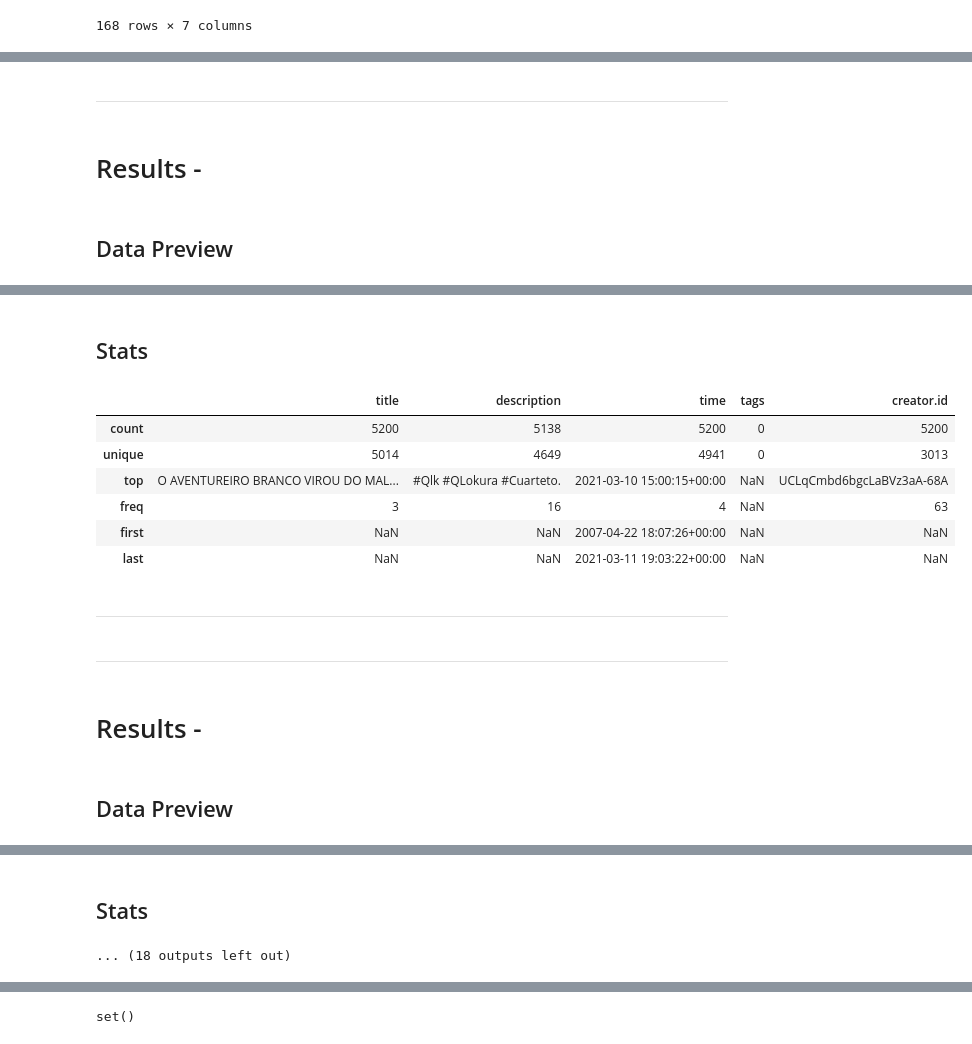
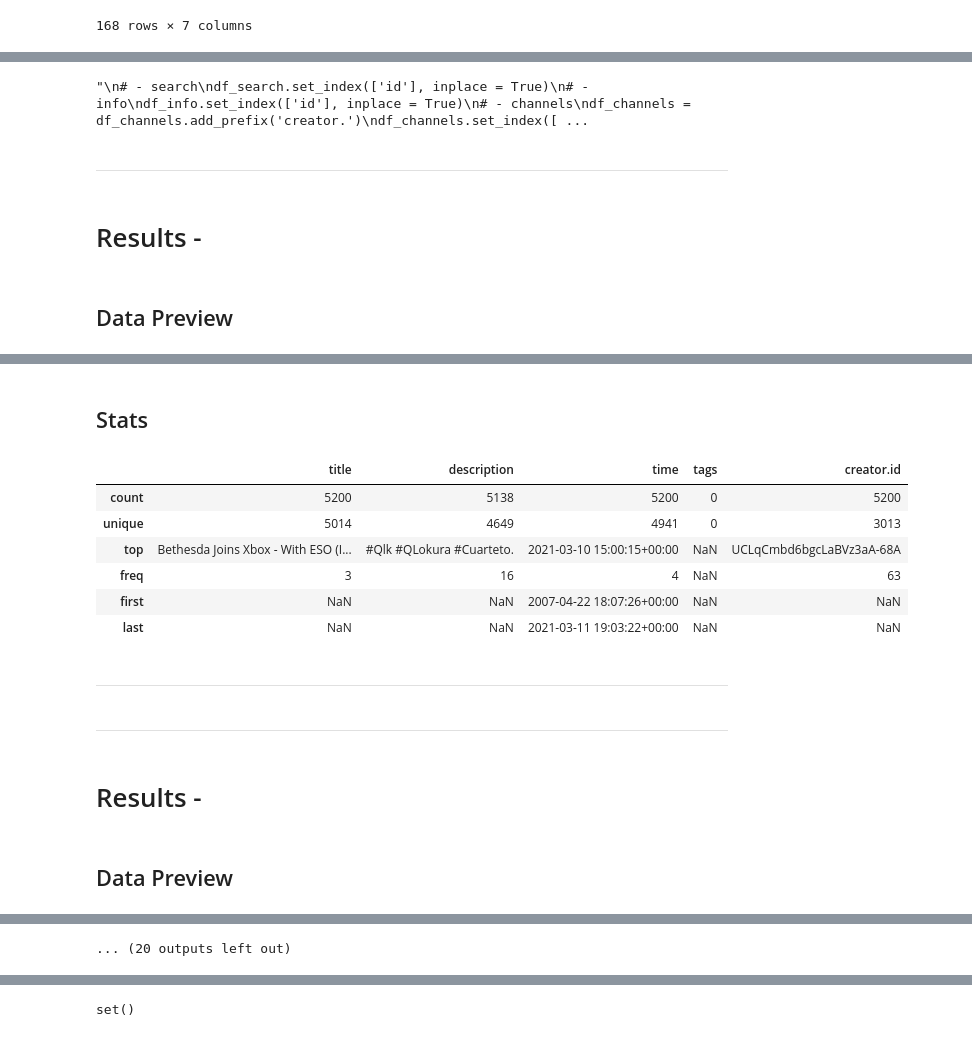
Before and after one commit to oakaigh/cogs108-wi21-group068, a Jupyter notebook: EDA/playground.ipynb, the cells around one changed output, grey strips where cells are left out. Saved outputs shown, nothing was run; the diff lists cells and outputs as text; code cells hidden in the pictures.

```diff
--- a/EDA/playground.ipynb
+++ b/EDA/playground.ipynb
@@ -137,16 +202,30 @@ df_channels_amend
 # %%
-pickle_proto = 3
-youtube_search_dataset = utils.EDA.dataset('dsamples/youtube_search_random_extended_ascii.dataset')
+from dcollect.utils.log import log
+log.enable(level = log.levels.DEBUG)
 
-df_search = youtube_search_dataset.load('youtube_search.pkl')
-df_info = youtube_search_dataset.load('youtube_search_info.pkl')
-df_ads = youtube_search_dataset.load('youtube_search_ads.pkl')
-df_channels = youtube_search_dataset.load('youtube_search_channels.pkl')
+
+
+assert(len(set(df_channels.index.get_level_values('creator.id')) - set(df_search_details['creator.id'])) != 0)
+
+
+def proc_channels(df_channels):
+    df_channels = df_channels.add_prefix('creator.')
+    df_channels.set_index(['creator.id'], inplace = True)
+    return df_channels
+
+df_channels_amend = df_from_json(
+    youtube_o.channel.info(
+        id = set(df_channels.index.get_level_values('creator.id')) - set(df_search_details['creator.id'])
+    )
+)
+
+df_channels_amend = proc_channels(df_channels_amend)
+
 
 
 df_channels = pd.concat([df_channels, df_channels_amend], copy = False)
 
-
+'''
 # - search
 df_search.set_index(['id'], inplace = True)
 # - info
@@ -156,6 +235,8 @@ df_channels = df_channels.add_prefix('creator.')
 df_channels.set_index(['creator.id'], inplace = True)
 # - ads
 df_ads.set_index(['id'], inplace = True)
+
+'''
 
 
 df_report([df_search, df_info, df_ads, df_channels])
@@ -168,4 +249,6 @@ dataset.update('youtube_search_info.pkl', df_info, overwrite = True, proto = pic
 dataset.update('youtube_search_ads.pkl', df_ads, overwrite = True, proto = pickle_proto)
 dataset.update('youtube_search_channels.pkl', df_channels, overwrite = True, proto = pickle_proto)
 '''
+
+assert(len(set(df_channels.index.get_level_values('creator.id')) - set(df_search_details['creator.id'])) == 0)
 # %% [output]
@@ -172,18 +271,19 @@ dataset.update('youtube_search_channels.pkl', df_channels, overwrite = True, pro
+"\n# - search\ndf_search.set_index(['id'], inplace = True)\n# - info\ndf_info.set_index(['id'], inplace = True)\n# - channels\ndf_channels = df_channels.add_prefix('creator.')\ndf_channels.set_index([ ...
 ---
 # Results -
 ## Data Preview
 |  | title | description | time | tags | creator.id |
 | id |  |  |  |  |  |
 | mwuL0UmFPQk | NiKO got a HAiRCUT ✂️ ADLEY has a... | Best Park Day Ever 1186 Today's B... | 2021-03-09 16:00:30+00:00 | None | UCoK5NOxkZBLfI_5eqf8Es4Q |
 | LY1-3fHx84c | IS THE STALKER A GHOST? Trapped i... | ESCAPE THE HAUNTED HOUSE After Ch... | 2021-03-11 16:03:05+00:00 | None | UCmRY4NSGK52lP_Lz11CjdYw |
 | IqYVcxs4Qr0 | 🔴 Live: Baby&#39;s First Steps - ... | Live: Baby's First Steps - Wolfoo... | 2021-03-11 07:16:45+00:00 | None | UCWGVQIspqW2j9M3-qLQ0HDg |
 | YNeKQhPIpt8 | KiDS Leprechaun TRAP!! Adley &amp... | The ultimate plan to catch a Lepr... | 2021-03-08 16:00:44+00:00 | None | UCBJuxfqZuiibvcwSc8ViGsQ |
 | 8ni8kdhGTc0 | A LOST MERMAiD!! 5 year old Merma... | ummmm.... are Adley & Mom Super H... | 2021-02-26 16:01:14+00:00 | None | UCBJuxfqZuiibvcwSc8ViGsQ |
 ## Stats
 |  | title | description | time | tags | creator.id |
 | count | 5200 | 5138 | 5200 | 0 | 5200 |
 | unique | 5014 | 4649 | 4941 | 0 | 3013 |
-| top | O AVENTUREIRO BRANCO VIROU DO MAL... | #Qlk #QLokura #Cuarteto. | 2021-03-10 15:00:15+00:00 | NaN | UCLqCmbd6bgcLaBVz3aA-68A |
+| top | Bethesda Joins Xbox - With ESO (I... | #Qlk #QLokura #Cuarteto. | 2021-03-10 15:00:15+00:00 | NaN | UCLqCmbd6bgcLaBVz3aA-68A |
 | freq | 3 | 16 | 4 | NaN | 63 |
 | first | NaN | NaN | 2007-04-22 18:07:26+00:00 | NaN | NaN |
 | last | NaN | NaN | 2021-03-11 19:03:22+00:00 | NaN | NaN |
@@ -201,2 +294 @@ dataset.update('youtube_search_channels.pkl', df_channels, overwrite = True, pro
-## Stats
-... (18 outputs left out)
+... (20 outputs left out)
```
Also changed, not shown: parts of 8 cells of this notebook.
